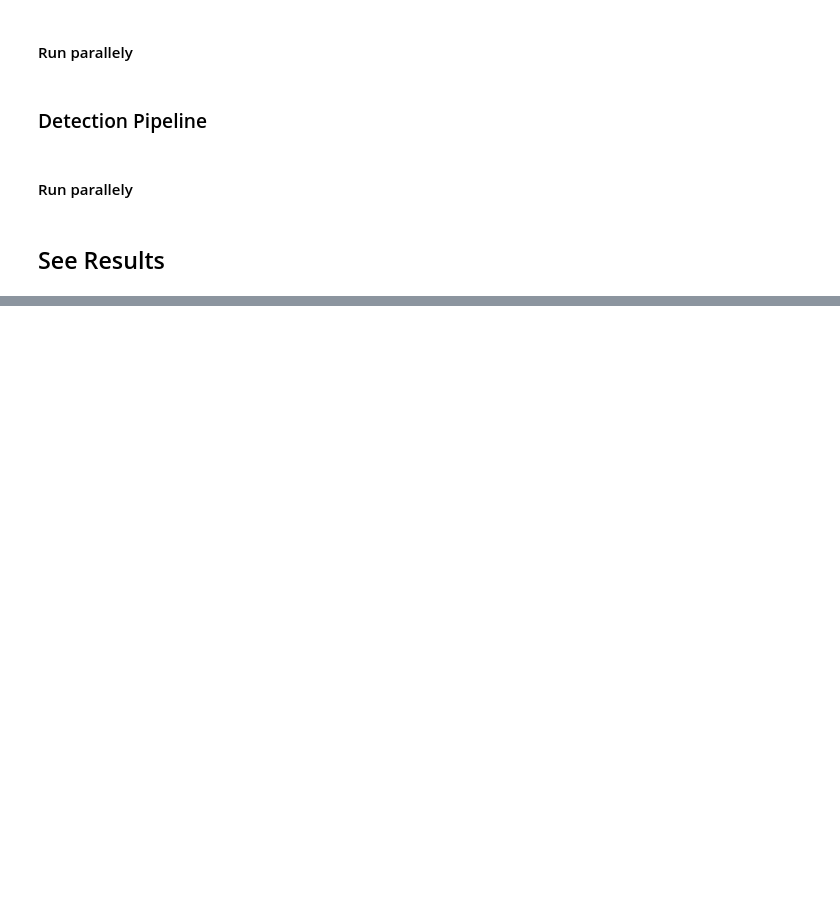
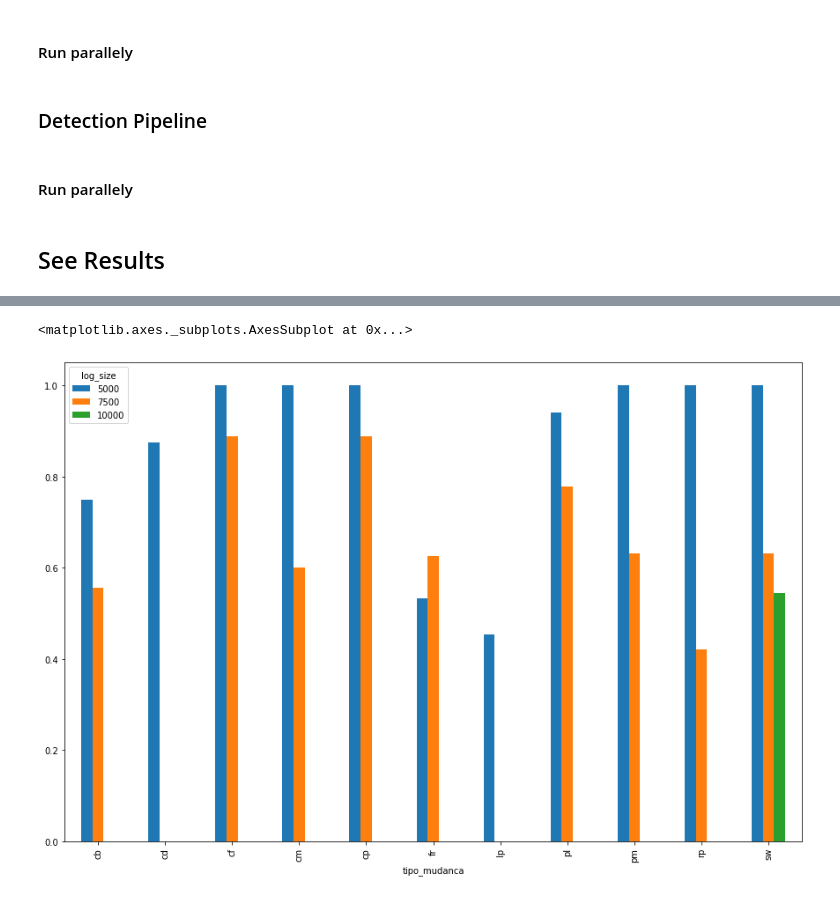
Before and after one commit to AC-Meira/trace_clustering_process_drift_detection, a Jupyter notebook: Experiments Execution with DBSCAN.ipynb, the cells around one changed output, grey strips where cells are left out. Drawn from its saved outputs; the diff is of its cells as text; code cells hidden in the pictures; blank space fills up the shorter version.

Commit message:
mudanças na parte See Results e Run Experiments with several parameters combinations

```diff
--- a/Experiments Execution with DBSCAN.ipynb
+++ b/Experiments Execution with DBSCAN.ipynb
@@ -80,9 +89,12 @@ objects = {
 }
 # %%
 # change patterns and they supported representations
-binary_support = ["cb", "cf",  "cm", "rp", "pm", "fr"]
-frequency_support = binary_support + ['lp', 'cp', ]
-transitions_support = frequency_support + ["pl", "cd", "sw"]
+activity_binary = ["cb", "cf", "cm", "fr", "pm", "re", "rp"]
+activity_frequency = activity_binary + ["cp", "lp"]
+transitions_binary = activity_frequency + ["cd", "pl", "sw"]
+transitions_frequency = transitions_binary
+activity_transitions_frequency = transitions_binary
+activity_transitions_binary = transitions_binary
 # %% [markdown]
 ### Pipeline Offline Clustering
 # %%
@@ -447,0 +487,5 @@ all_results.to_excel('Resultados_CB_DBSCAN.xlsx')
+# %%
+# Import as file
+all_results = pd.read_pickle('all_results_HDBSCAN', compression='gzip')
+print(all_results.shape)
+all_results.head()
@@ -447,0 +500,13 @@ all_results.to_excel('Resultados_CB_DBSCAN.xlsx')
+# %%
+# Group results by all params and get the mean F1 and Delay among all scenarios
+# In other words, what combination of params got the best results in all scenarios
+
+params = ["min_tol", "rolling_window", "std_tolerance", "window_size", "measure", "representation"]
+scenarios = ["tipo_mudanca", "log_size"]
+validation_metrics = ["F1","Delay"]#,"Support","Precision","Recall"]
+
+all_results_grouped = all_results.groupby(params)[validation_metrics].agg(['mean','std','count'])
+all_results_grouped.columns = all_results_grouped.columns.map('_'.join)
+all_results_grouped = all_results_grouped[all_results_grouped['F1_count']>=len(activity_binary)*3]
+all_results_grouped.sort_values(["F1_mean","Delay_mean"], ascending=[False,True], inplace=True)
+all_results_grouped.head(30)
@@ -447,0 +532,3 @@ all_results.to_excel('Resultados_CB_DBSCAN.xlsx')
+# %%
+best_result = pd.merge(left=all_results, right=all_results_grouped.head(1), how='inner', on=params)
+best_result
@@ -447,0 +570,5 @@ all_results.to_excel('Resultados_CB_DBSCAN.xlsx')
+# %%
+best_result.pivot(index='tipo_mudanca', columns='log_size', values='F1').plot(kind='bar', figsize=(15,10))
+# %% [output]
+<matplotlib.axes._subplots.AxesSubplot at 0x...>
+[figure, added]
```
Also changed, not shown: parts of 21 cells of this notebook, 2 other files.
